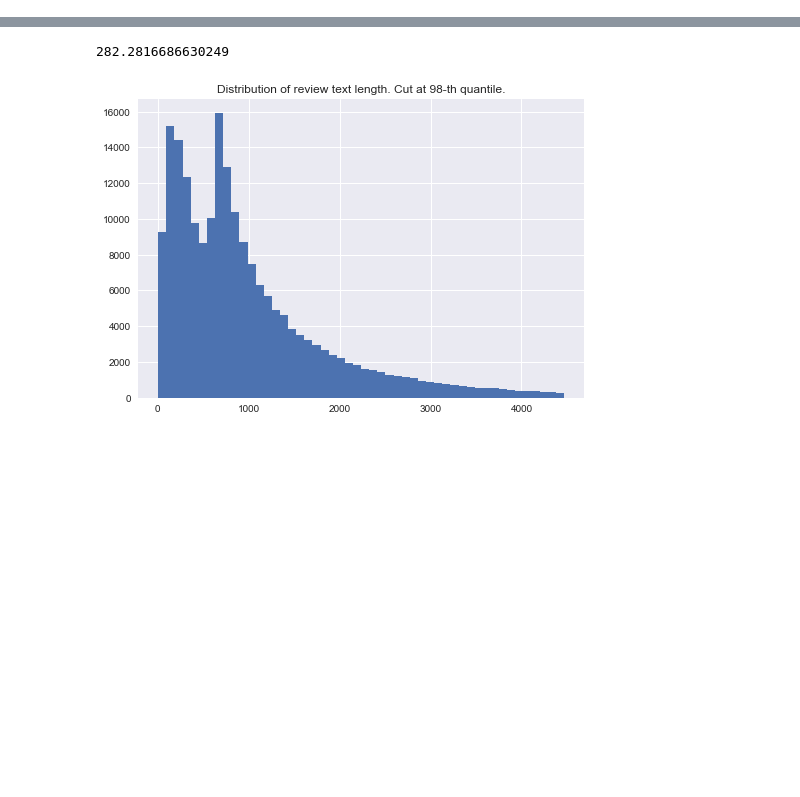
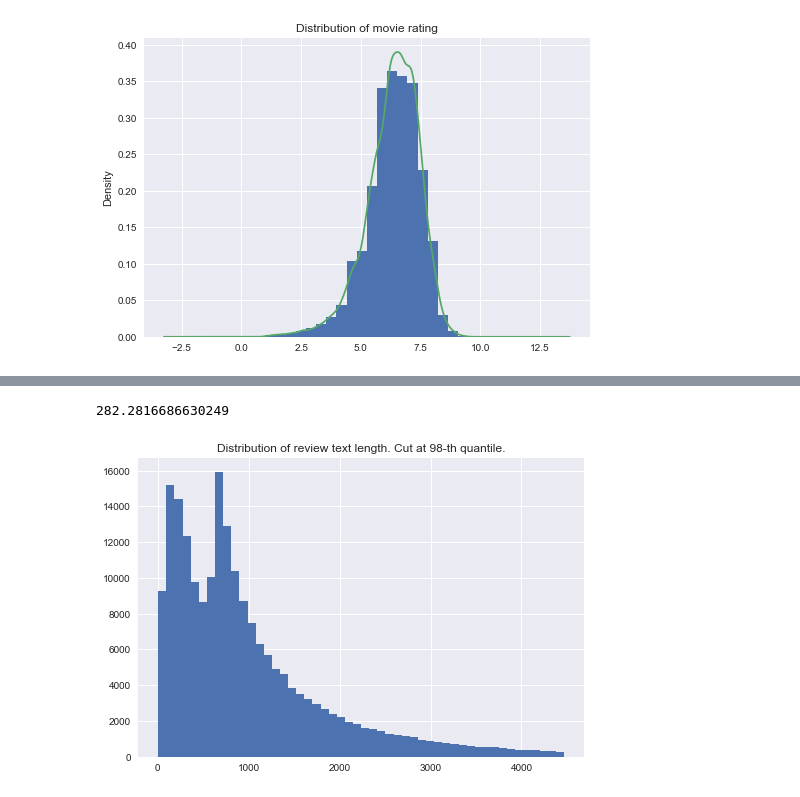
Before and after one commit to ilyamil/movie_recommender_system, a Jupyter notebook: notebooks/reviews_analysis.ipynb, the cells around one changed output, grey strips where cells are left out. Saved outputs shown, nothing was run; the diff lists cells and outputs as text; code cells hidden in the pictures; blank space fills up the shorter version.

```diff
--- a/notebooks/reviews_analysis.ipynb
+++ b/notebooks/reviews_analysis.ipynb
@@ -95,0 +76,7 @@ MetadataETL.transform(metadata)
+# %%
+metadata['rating'].hist(bins=20, density=True)
+metadata['rating'].plot.kde()
+plt.title('Distribution of movie rating')
+plt.show()
+# %% [output]
+[figure, added]
```
Also changed, not shown: parts of 10 cells of this notebook, 2 other files.
